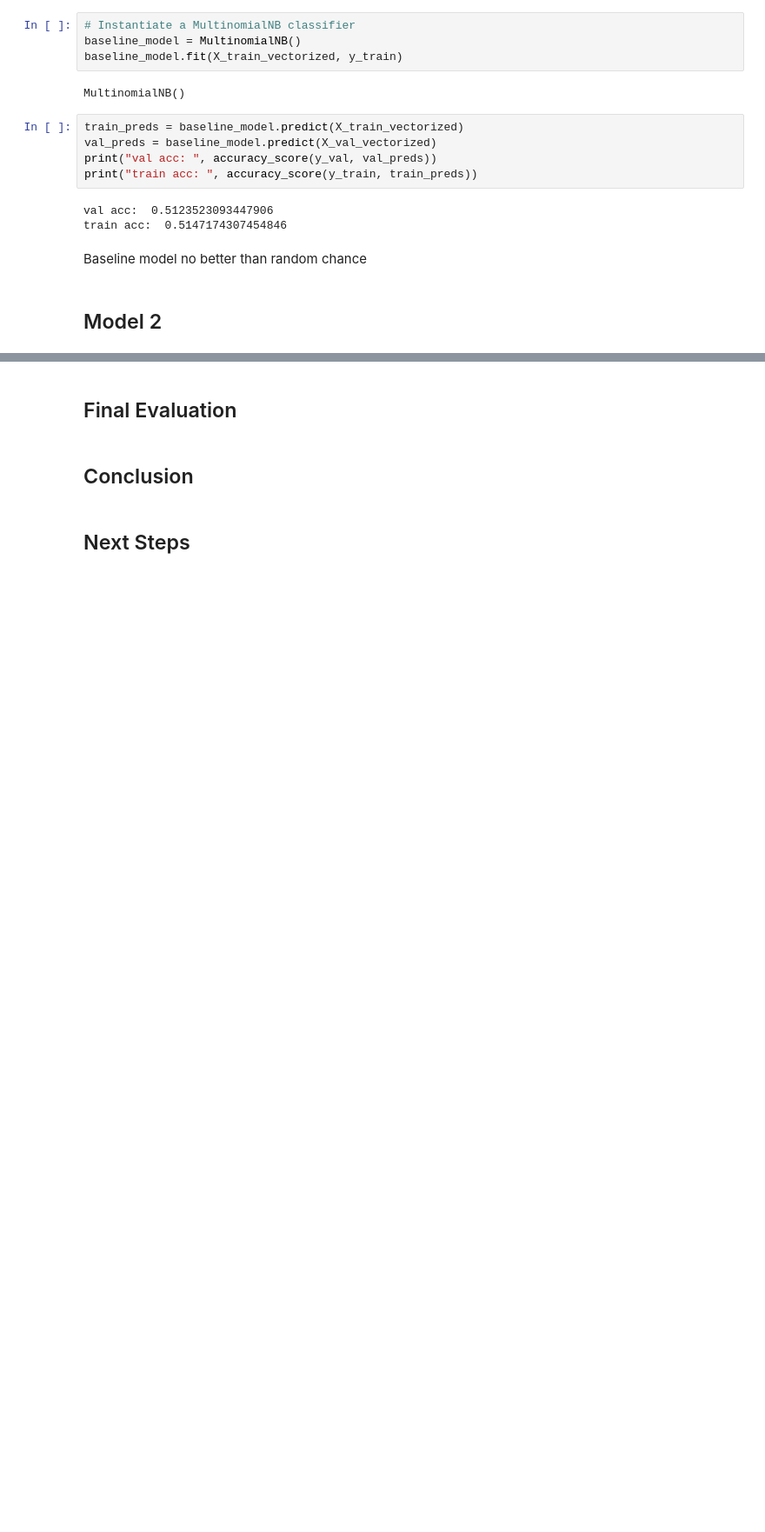
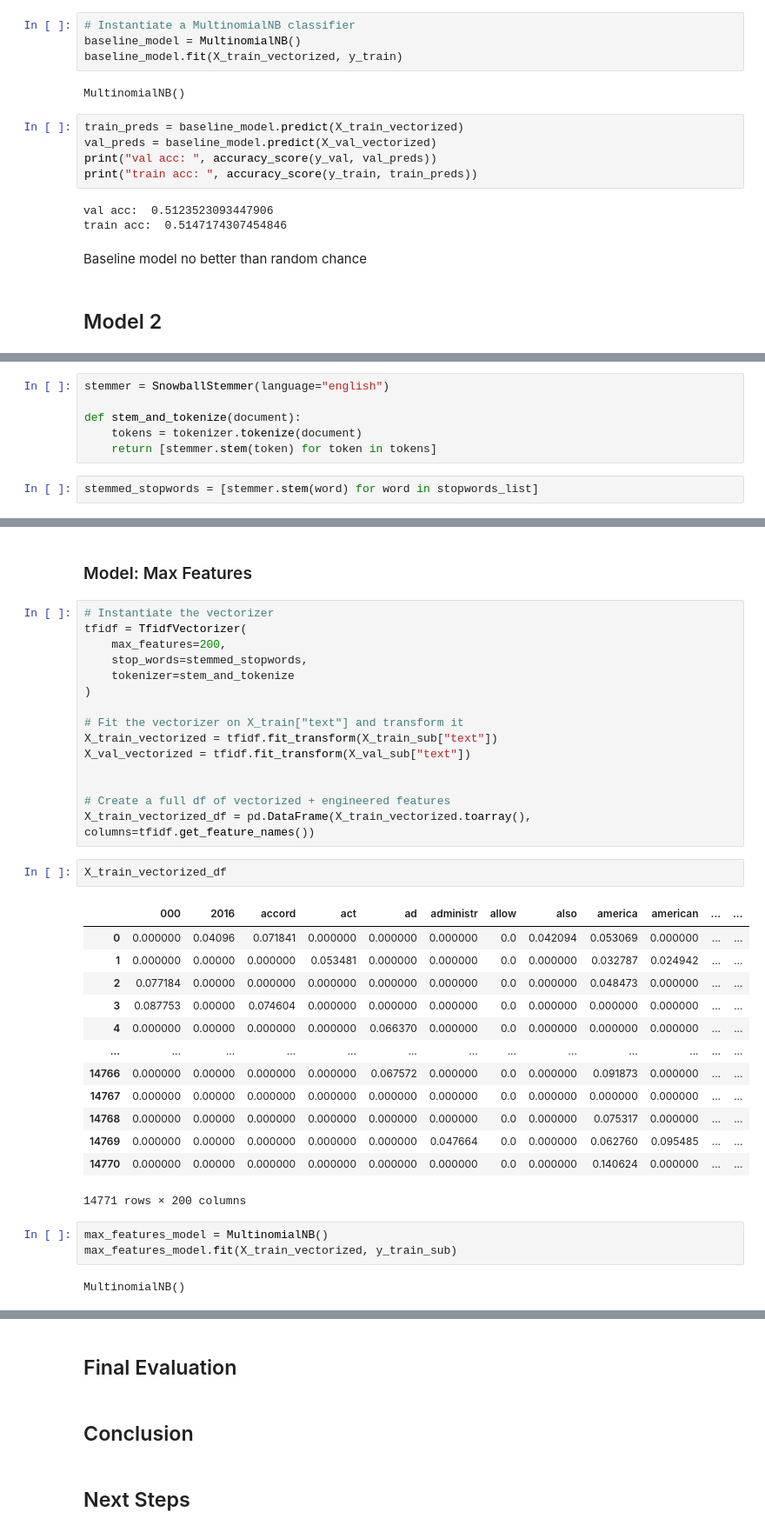
Before and after one commit to bentoler22/Phase_5_Project, a Jupyter notebook: Fake News Detection.ipynb, the cells around one changed output, grey strips where cells are left out. Shown: that part at 87% size. Drawn from its saved outputs; the diff is of its cells as text; blank space fills up the shorter version.

Commit message:
model iteration

```diff
--- a/Fake News Detection.ipynb
+++ b/Fake News Detection.ipynb
@@ -289,0 +416,8 @@ Baseline model no better than random chance
+# %%
+stemmer = SnowballStemmer(language="english")
+
+def stem_and_tokenize(document):
+    tokens = tokenizer.tokenize(document)
+    return [stemmer.stem(token) for token in tokens]
+# %%
+stemmed_stopwords = [stemmer.stem(word) for word in stopwords_list]
@@ -289,0 +466,38 @@ Baseline model no better than random chance
+# %% [markdown]
+### Model: Max Features
+# %%
+# Instantiate the vectorizer
+tfidf = TfidfVectorizer(
+    max_features=200,
+    stop_words=stemmed_stopwords,
+    tokenizer=stem_and_tokenize
+)
+
+# Fit the vectorizer on X_train["text"] and transform it
+X_train_vectorized = tfidf.fit_transform(X_train_sub["text"])
+X_val_vectorized = tfidf.fit_transform(X_val_sub["text"])
+
+
+# Create a full df of vectorized + engineered features
+X_train_vectorized_df = pd.DataFrame(X_train_vectorized.toarray(), columns=tfidf.get_feature_names())
+# %%
+X_train_vectorized_df
+# %% [output]
+|  | 000 | 2016 | accord | act | ad | administr | allow | also | america | american | ... | ... |
+| 0 | 0.000000 | 0.04096 | 0.071841 | 0.000000 | 0.000000 | 0.000000 | 0.0 | 0.042094 | 0.053069 | 0.000000 | ... | ... |
+| 1 | 0.000000 | 0.00000 | 0.000000 | 0.053481 | 0.000000 | 0.000000 | 0.0 | 0.000000 | 0.032787 | 0.024942 | ... | ... |
+| 2 | 0.077184 | 0.00000 | 0.000000 | 0.000000 | 0.000000 | 0.000000 | 0.0 | 0.000000 | 0.048473 | 0.000000 | ... | ... |
+| 3 | 0.087753 | 0.00000 | 0.074604 | 0.000000 | 0.000000 | 0.000000 | 0.0 | 0.000000 | 0.000000 | 0.000000 | ... | ... |
+| 4 | 0.000000 | 0.00000 | 0.000000 | 0.000000 | 0.066370 | 0.000000 | 0.0 | 0.000000 | 0.000000 | 0.000000 | ... | ... |
+| ... | ... | ... | ... | ... | ... | ... | ... | ... | ... | ... | ... | ... |
+| 14766 | 0.000000 | 0.00000 | 0.000000 | 0.000000 | 0.067572 | 0.000000 | 0.0 | 0.000000 | 0.091873 | 0.000000 | ... | ... |
+| 14767 | 0.000000 | 0.00000 | 0.000000 | 0.000000 | 0.000000 | 0.000000 | 0.0 | 0.000000 | 0.000000 | 0.000000 | ... | ... |
+| 14768 | 0.000000 | 0.00000 | 0.000000 | 0.000000 | 0.000000 | 0.000000 | 0.0 | 0.000000 | 0.075317 | 0.000000 | ... | ... |
+| 14769 | 0.000000 | 0.00000 | 0.000000 | 0.000000 | 0.000000 | 0.047664 | 0.0 | 0.000000 | 0.062760 | 0.095485 | ... | ... |
+| 14770 | 0.000000 | 0.00000 | 0.000000 | 0.000000 | 0.000000 | 0.000000 | 0.0 | 0.000000 | 0.140624 | 0.000000 | ... | ... |
+14771 rows × 200 columns
+# %%
+max_features_model = MultinomialNB()
+max_features_model.fit(X_train_vectorized, y_train_sub)
+# %% [output]
+MultinomialNB()
```
Also changed, not shown: parts of 27 cells of this notebook.
